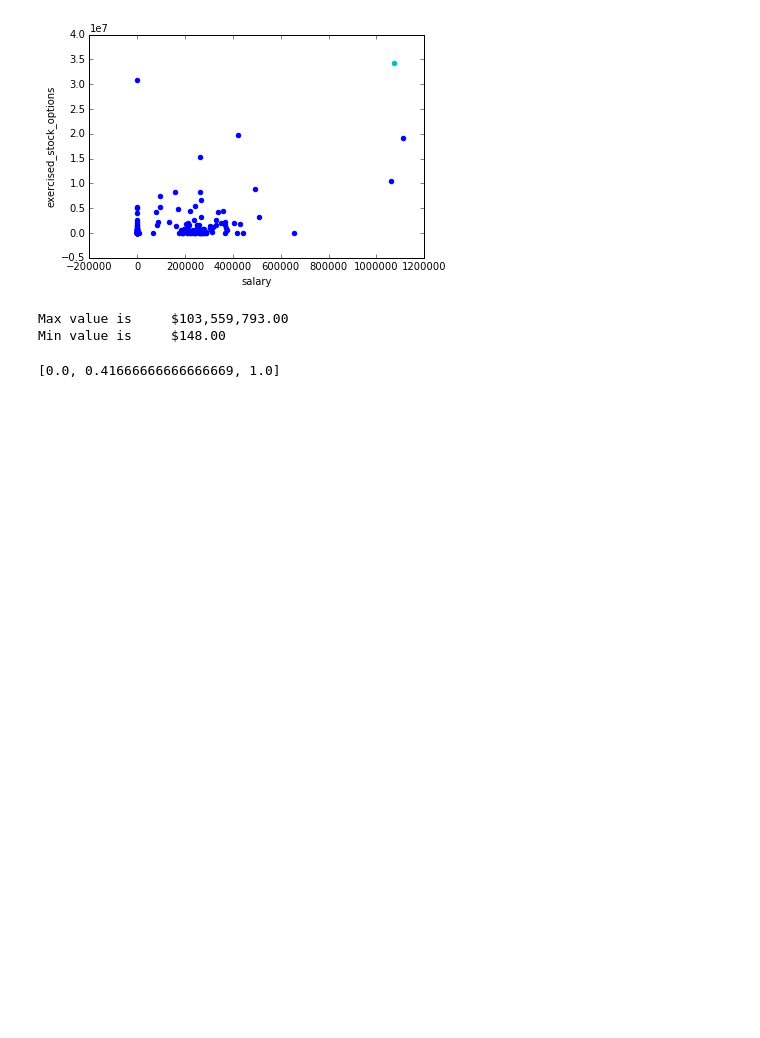
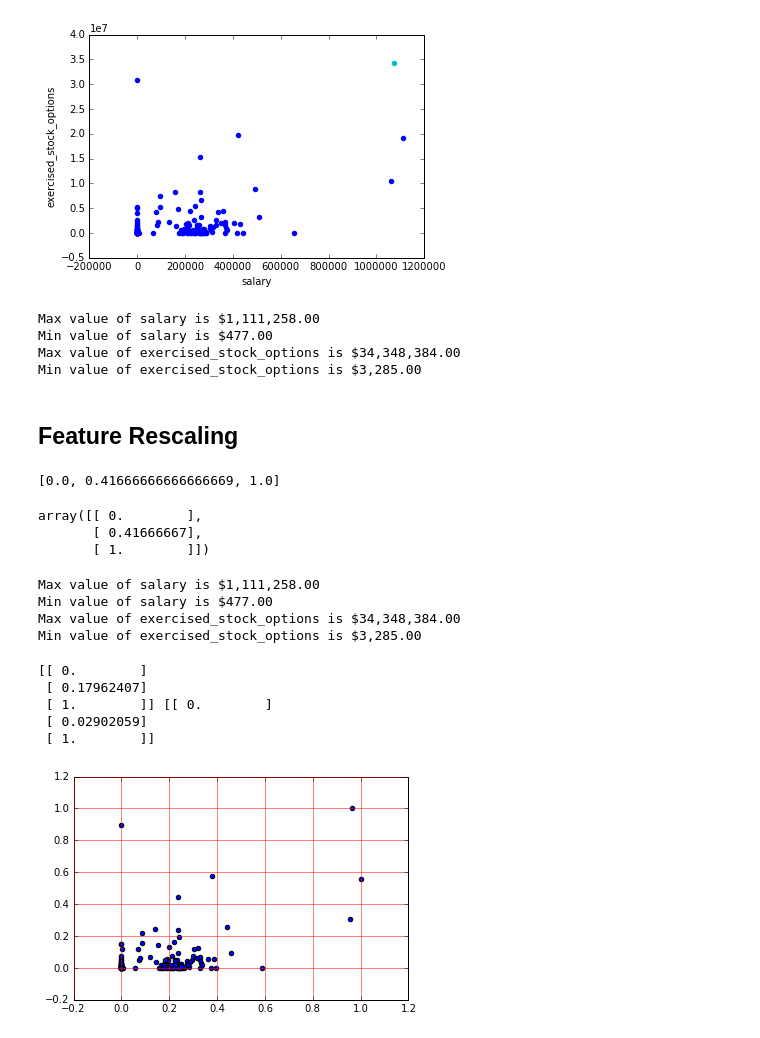
Before and after one commit to omoju/udacityUd120Lessons, a Jupyter notebook: Clustering.ipynb, the cells around one changed output. Saved outputs shown, nothing was run; the diff lists cells and outputs as text; code cells hidden in the pictures; blank space fills up the shorter version.

```diff
--- a/Clustering.ipynb
+++ b/Clustering.ipynb
@@ -98,18 +99,25 @@ except NameError:
 # %%
 ### Find min/max values to help with feature scaling
 
-temp = []
-feature = 'total_payments'
+def findMinMaxFeature(feature):
+    temp = []
 
-for key, value in data_dict.iteritems():
-    if (data_dict[key][feature] != "NaN"):
-        temp.append(data_dict[key][feature])
+    for key, value in data_dict.iteritems():
+        if (data_dict[key][feature] != "NaN"):
+            temp.append(data_dict[key][feature])
+        else:
+            continue
 
-    else:
-        continue
-
-print "{:17}${:>12,.2f}{:18}${:<12,.2f}".format('Max value is', max(temp), '\nMin value is', min(temp))
+    print "{:17}${:>12,.2f}{:18}${:<12,.2f}".format('Max value of '+feature+' is ', max(temp),
+                                                    '\nMin value of '+feature+' is ', min(temp))
-# %% [output]
-Max value is     $103,559,793.00
-Min value is     $148.00
+# %%
+findMinMaxFeature('salary')
+findMinMaxFeature('exercised_stock_options')
+# %% [output]
+Max value of salary is $1,111,258.00
+Min value of salary is $477.00
+Max value of exercised_stock_options is $34,348,384.00
+Min value of exercised_stock_options is $3,285.00
+# %% [markdown]
+## Feature Rescaling
 # %%
@@ -133,3 +143,46 @@ data = [115, 140, 175]
 print featureScaling(data)
 # %% [output]
 [0.0, 0.41666666666666669, 1.0]
+# %%
+from sklearn.preprocessing import MinMaxScaler
+weights = numpy.array([[115.], [140.], [175.]])
+scaler = MinMaxScaler()
+rescaled_weight = scaler.fit_transform(weights)
+
+rescaled_weight
+# %% [output]
+array([[ 0.        ],
+       [ 0.41666667],
+       [ 1.        ]])
+# %%
+findMinMaxFeature('salary')
+findMinMaxFeature('exercised_stock_options')
+# %% [output]
+Max value of salary is $1,111,258.00
+Min value of salary is $477.00
+Max value of exercised_stock_options is $34,348,384.00
+Min value of exercised_stock_options is $3,285.00
+# %%
+xSalary = numpy.array([[477.], [200000], [1111258.00]])
+xExStockOptions = numpy.array([[3285.00], [1000000], [34348384.00]])
+
+rescaled_xSalary = scaler.fit_transform(xSalary)
+rescaled_xExStockOptions = scaler.fit_transform(xExStockOptions)
+
+print rescaled_xSalary, rescaled_xExStockOptions
+# %% [output]
+[[ 0.        ]
+ [ 0.17962407]
+ [ 1.        ]] [[ 0.        ]
+ [ 0.02902059]
+ [ 1.        ]]
+# %%
+rescaled_data = scaler.fit_transform(data)
+poi, finance_features = targetFeatureSplit( rescaled_data )
+
+for f1, f2, _ in finance_features:
+    plt.scatter( f1, f2 )
+    plt.grid(color='r', linestyle='-')
+plt.show()
+# %% [output]
+[figure, added]
```
Also changed, not shown: parts of 2 cells of this notebook.
